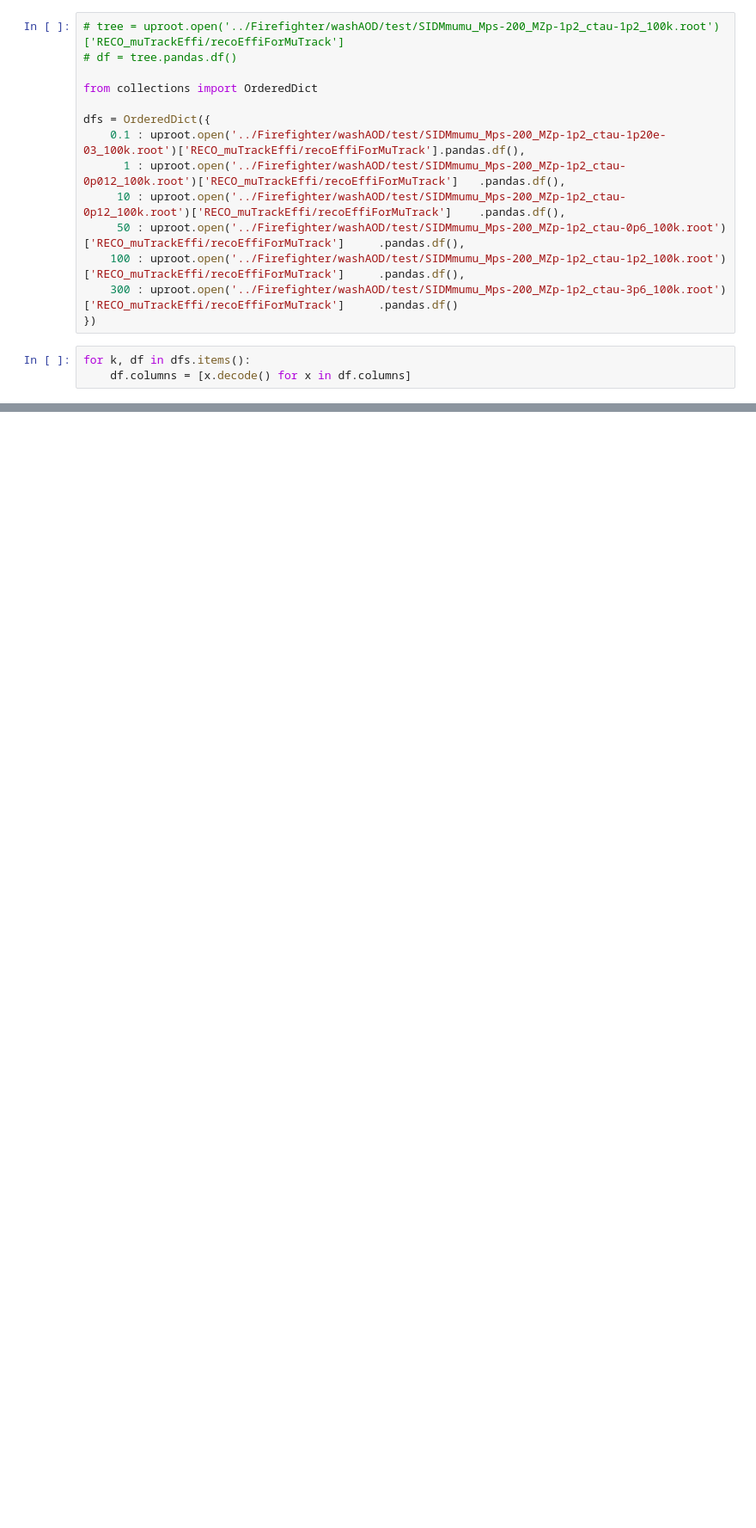
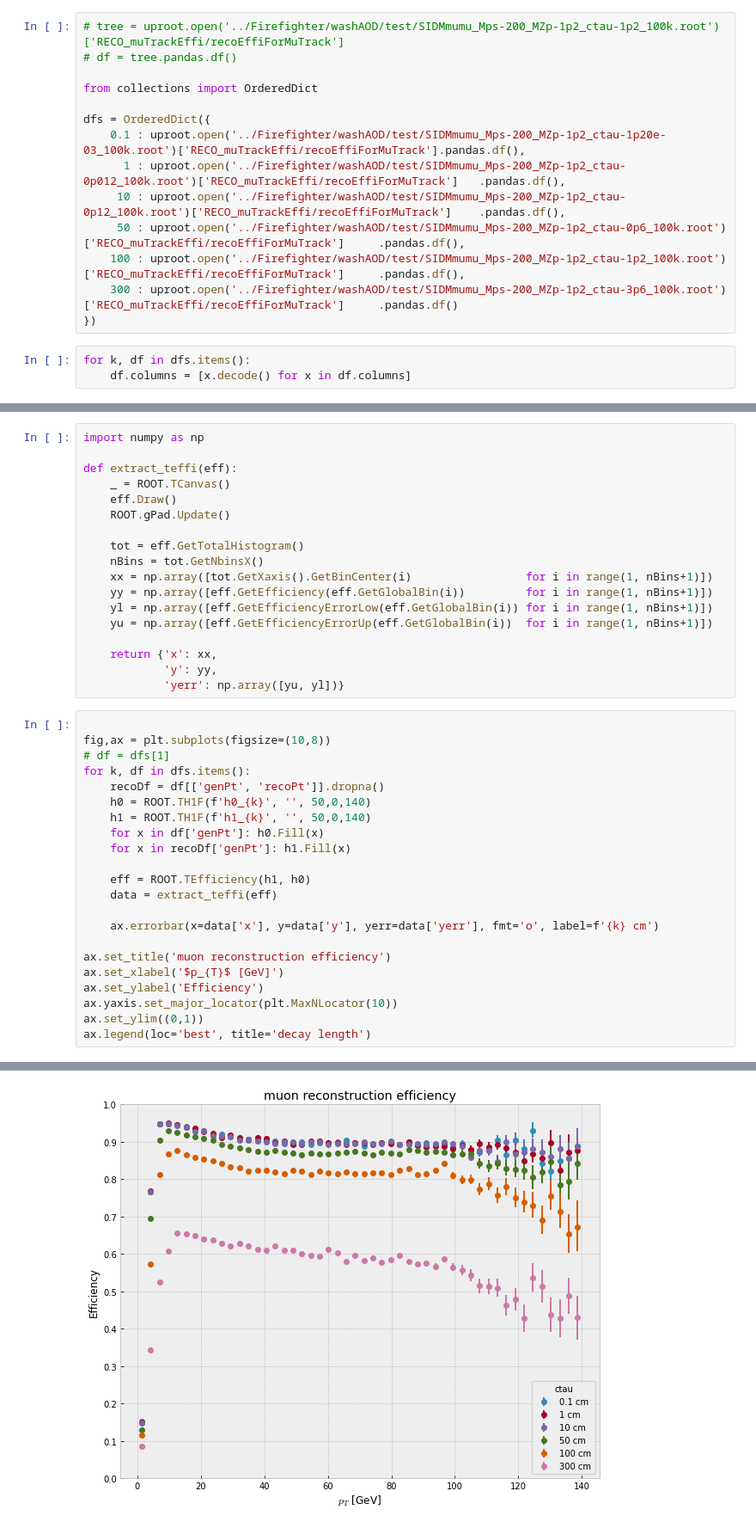
Before and after one commit to afrankenthal/iDM-analysis-plotting, a Jupyter notebook: recoMuEfficiency.ipynb, the cells around one changed output, grey strips where cells are left out. Shown at 86% size. Cells and saved outputs as stored; diff of their text form; blank space fills up the shorter version.

Commit message:
update with trig efficiency

```diff
--- a/recoMuEfficiency.ipynb
+++ b/recoMuEfficiency.ipynb
@@ -129,0 +68,41 @@ c.Draw()
+# %%
+import numpy as np
+
+def extract_teffi(eff):
+    _ = ROOT.TCanvas()
+    eff.Draw()
+    ROOT.gPad.Update()
+
+    tot = eff.GetTotalHistogram()
+    nBins = tot.GetNbinsX()
+    xx = np.array([tot.GetXaxis().GetBinCenter(i)                 for i in range(1, nBins+1)])
+    yy = np.array([eff.GetEfficiency(eff.GetGlobalBin(i))         for i in range(1, nBins+1)])
+    yl = np.array([eff.GetEfficiencyErrorLow(eff.GetGlobalBin(i)) for i in range(1, nBins+1)])
+    yu = np.array([eff.GetEfficiencyErrorUp(eff.GetGlobalBin(i))  for i in range(1, nBins+1)])
+
+    return {'x': xx,
+            'y': yy,
+            'yerr': np.array([yu, yl])}
+# %%
+
+fig,ax = plt.subplots(figsize=(10,8))
+# df = dfs[1]
+for k, df in dfs.items():
+    recoDf = df[['genPt', 'recoPt']].dropna()
+    h0 = ROOT.TH1F(f'h0_{k}', '', 50,0,140)
+    h1 = ROOT.TH1F(f'h1_{k}', '', 50,0,140)
+    for x in df['genPt']: h0.Fill(x)
+    for x in recoDf['genPt']: h1.Fill(x)
+
+    eff = ROOT.TEfficiency(h1, h0)
+    data = extract_teffi(eff)
+
+    ax.errorbar(x=data['x'], y=data['y'], yerr=data['yerr'], fmt='o', label=f'{k} cm')
+
+ax.set_title('muon reconstruction efficiency')
+ax.set_xlabel('$p_{T}$ [GeV]')
+ax.set_ylabel('Efficiency')
+ax.yaxis.set_major_locator(plt.MaxNLocator(10))
+ax.set_ylim((0,1))
+ax.legend(loc='best', title='decay length')
+# %% [output]
@@ -129,0 +110 @@ c.Draw()
+[figure, added]
```
Also changed, not shown: parts of 8 cells of this notebook, 2 other files.
